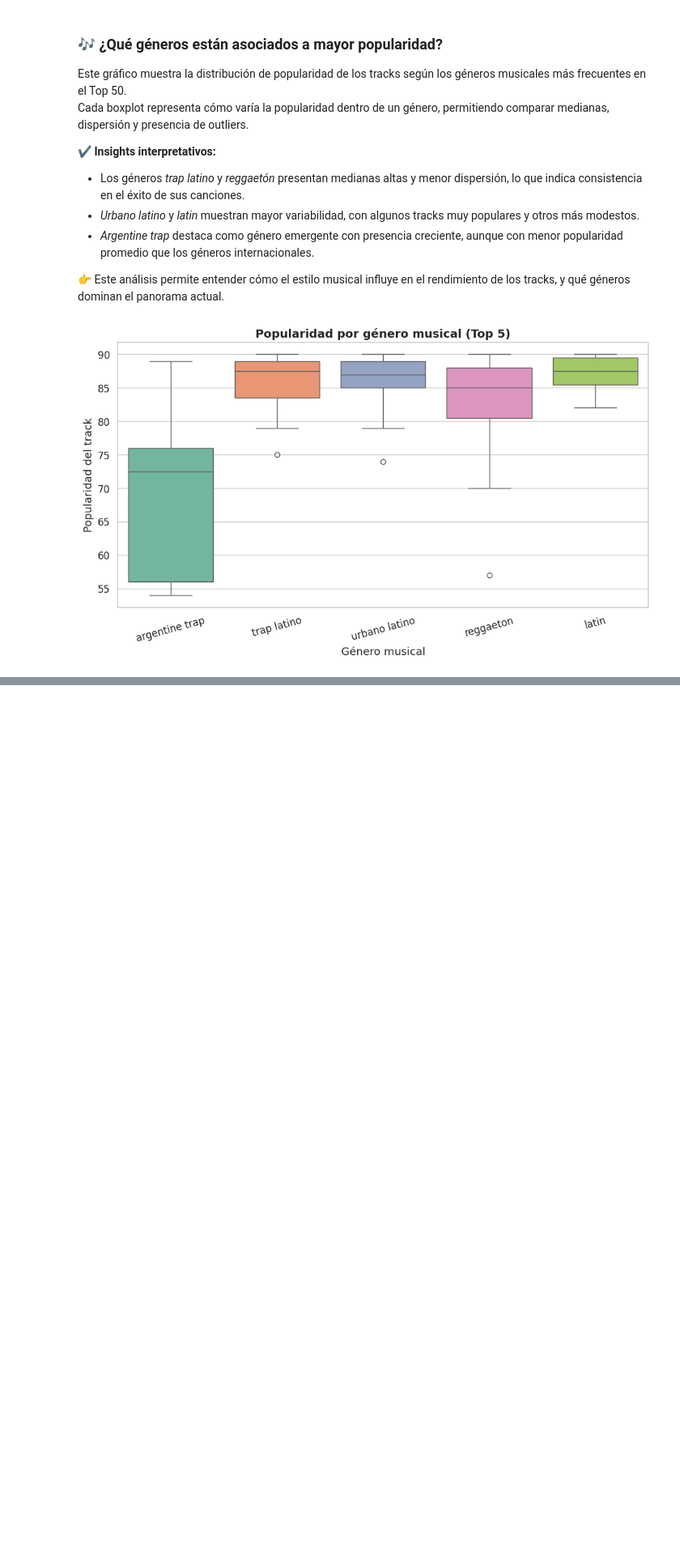
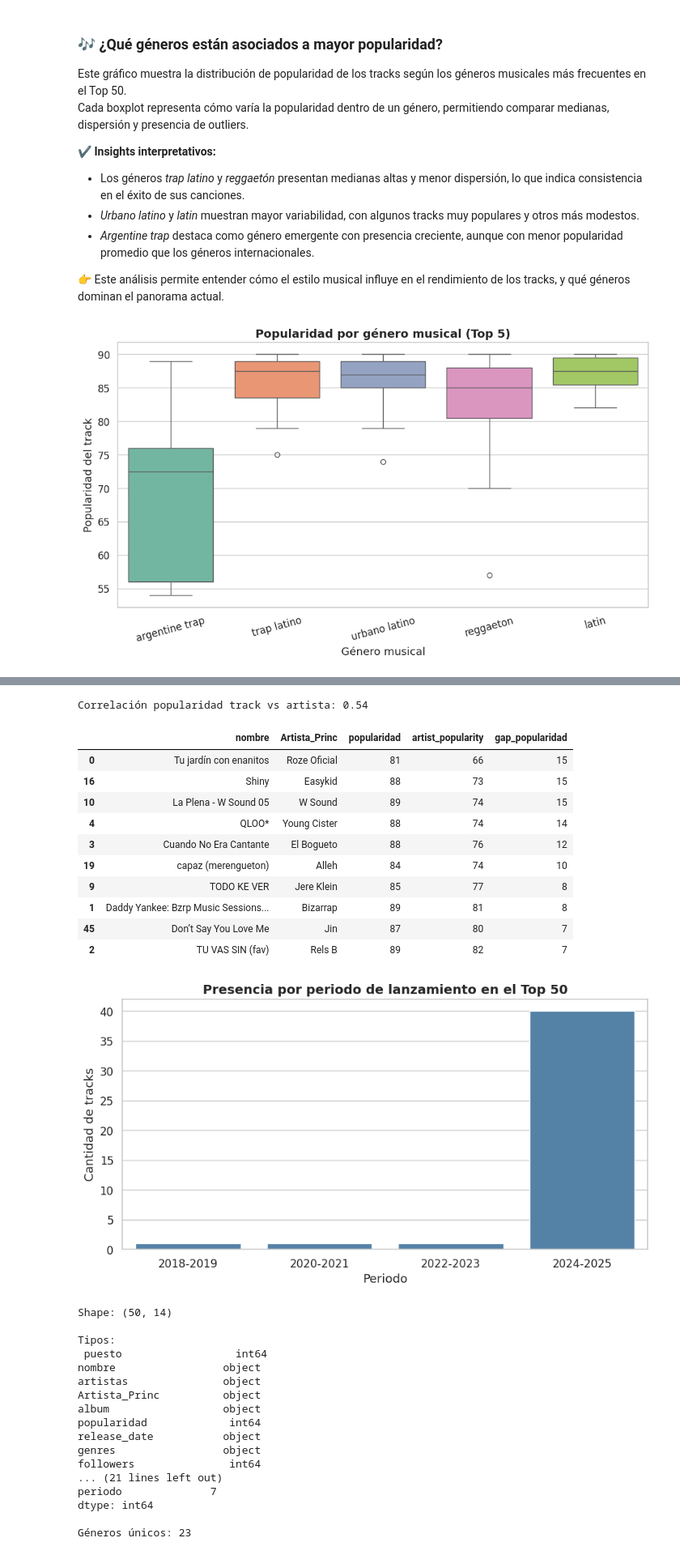
Before and after one commit to JorgeTabera/DataScienceII.CoderH, a Jupyter notebook: Proyecto_Spotify_DS_II.ipynb, the cells around one changed output, grey strips where cells are left out. Shown at 81% size. Drawn from its saved outputs; the diff is of its cells as text; code cells hidden in the pictures; blank space fills up the shorter version.

```diff
--- a/Proyecto_Spotify_DS_II.ipynb
+++ b/Proyecto_Spotify_DS_II.ipynb
@@ -592,0 +624,73 @@ plt.show()
+# %%
+# 1) Guardado / carga rápida
+import os, pandas as pd
+timestamp = pd.Timestamp.now().strftime("%Y%m%d")
+df_tracks.to_csv(f"tracks_{timestamp}.csv", index=False)
+df_artists.to_csv(f"artists_{timestamp}.csv", index=False)
+df_albums.to_csv(f"albums_{timestamp}.csv", index=False)
+df_final.to_csv(f"final_{timestamp}.csv", index=False)
+if os.path.exists("final_latest.csv"):
+    df_final = pd.read_csv("final_latest.csv")
+else:
+    df_final.to_csv("final_latest.csv", index=False)
+
+# 2) Correlación y gaps
+corr = df_final[["popularidad", "artist_popularity"]].corr().loc["popularidad", "artist_popularity"]
+print(f"Correlación popularidad track vs artista: {corr:.2f}")
+df_final["gap_popularidad"] = df_final["popularidad"] - df_final["artist_popularity"]
+top_gap = df_final.sort_values("gap_popularidad", ascending=False).head(10)
+display(top_gap[["nombre","Artista_Princ","popularidad","artist_popularity","gap_popularidad"]])
+
+# 3) Periodos de lanzamiento
+import matplotlib.pyplot as plt, seaborn as sns
+df_final["release_year"] = pd.to_datetime(df_final["release_date"], errors="coerce").dt.year
+bins = [2018, 2020, 2022, 2024, 2026]
+labels = ["2018-2019","2020-2021","2022-2023","2024-2025"]
+df_final["periodo"] = pd.cut(df_final["release_year"], bins=bins, labels=labels, right=False)
+count_periodo = df_final["periodo"].value_counts().reindex(labels)
+plt.figure(figsize=(9,5))
+sns.barplot(x=count_periodo.index, y=count_periodo.values, color="steelblue")
+plt.title("Presencia por periodo de lanzamiento en el Top 50", fontsize=14, weight="bold")
+plt.xlabel("Periodo")
+plt.ylabel("Cantidad de tracks")
+plt.tight_layout()
+plt.show()
+
+# 4) Metadata y EDA breve
+print("Shape:", df_final.shape)
+print("\nTipos:\n", df_final.dtypes)
+print("\nNulos:\n", df_final.isna().sum())
+generos = df_final["genres"].dropna().str.split(", ")
+unique_genres = pd.Series([g.strip() for sublist in generos for g in sublist]).nunique()
+print("\nGéneros únicos:", unique_genres)
+# %% [output]
+Correlación popularidad track vs artista: 0.54
+|  | nombre | Artista_Princ | popularidad | artist_popularity | gap_popularidad |
+| 0 | Tu jardín con enanitos | Roze Oficial | 81 | 66 | 15 |
+| 16 | Shiny | Easykid | 88 | 73 | 15 |
+| 10 | La Plena - W Sound 05 | W Sound | 89 | 74 | 15 |
+| 4 | QLOO* | Young Cister | 88 | 74 | 14 |
+| 3 | Cuando No Era Cantante | El Bogueto | 88 | 76 | 12 |
+| 19 | capaz (merengueton) | Alleh | 84 | 74 | 10 |
+| 9 | TODO KE VER | Jere Klein | 85 | 77 | 8 |
+| 1 | Daddy Yankee: Bzrp Music Sessions... | Bizarrap | 89 | 81 | 8 |
+| 45 | Don’t Say You Love Me | Jin | 87 | 80 | 7 |
+| 2 | TU VAS SIN (fav) | Rels B | 89 | 82 | 7 |
+[figure, added]
+Shape: (50, 14)
+
+Tipos:
+ puesto                  int64
+nombre                 object
+artistas               object
+Artista_Princ          object
+album                  object
+popularidad             int64
+release_date           object
+genres                 object
+followers               int64
+... (21 lines left out)
+periodo              7
+dtype: int64
+
+Géneros únicos: 23
```
Also changed, not shown: parts of 2 cells of this notebook.
